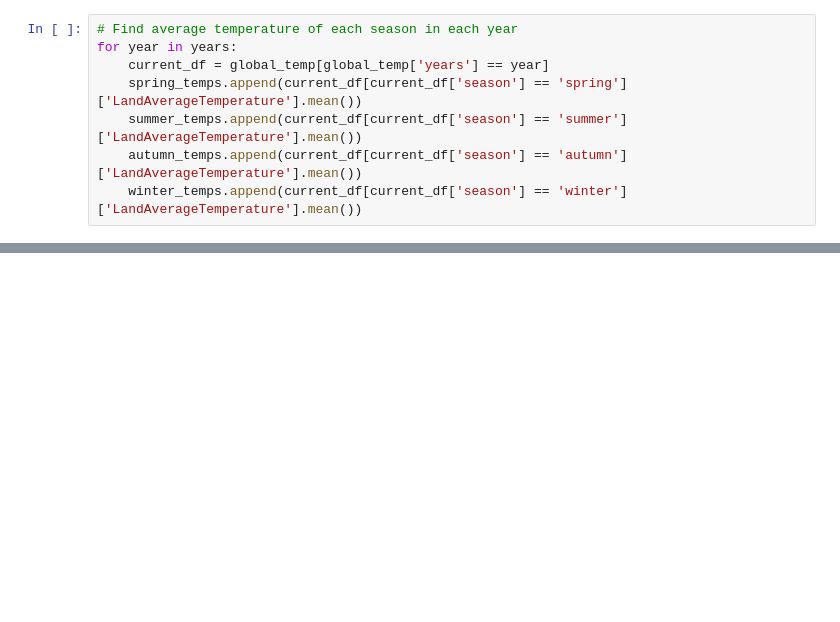
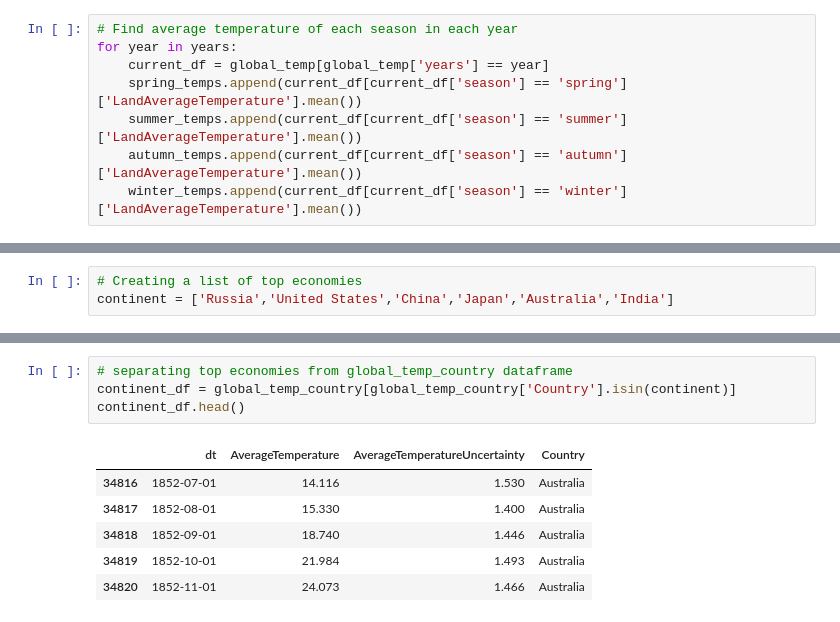
Before and after one commit to unpatel1/Challenge_AProjectAWeek, a Jupyter notebook: Week_10/Week_10_00_Global_Warming_Analysis.ipynb, the cells around one changed output, grey strips where cells are left out. Saved outputs shown, nothing was run; the diff lists cells and outputs as text; blank space fills up the shorter version.

```diff
--- a/Week_10/Week_10_00_Global_Warming_Analysis.ipynb
+++ b/Week_10/Week_10_00_Global_Warming_Analysis.ipynb
@@ -467,0 +470,3 @@ From the above plot, we can infer that the temperature in each season has starte
+# %%
+# Creating a list of top economies
+continent = ['Russia','United States','China','Japan','Australia','India']
@@ -467,0 +482,11 @@ From the above plot, we can infer that the temperature in each season has starte
+# %%
+# separating top economies from global_temp_country dataframe
+continent_df = global_temp_country[global_temp_country['Country'].isin(continent)]
+continent_df.head()
+# %% [output]
+|  | dt | AverageTemperature | AverageTemperatureUncertainty | Country |
+| 34816 | 1852-07-01 | 14.116 | 1.530 | Australia |
+| 34817 | 1852-08-01 | 15.330 | 1.400 | Australia |
+| 34818 | 1852-09-01 | 18.740 | 1.446 | Australia |
+| 34819 | 1852-10-01 | 21.984 | 1.493 | Australia |
+| 34820 | 1852-11-01 | 24.073 | 1.466 | Australia |
```
Also changed, not shown: parts of 32 cells of this notebook.
